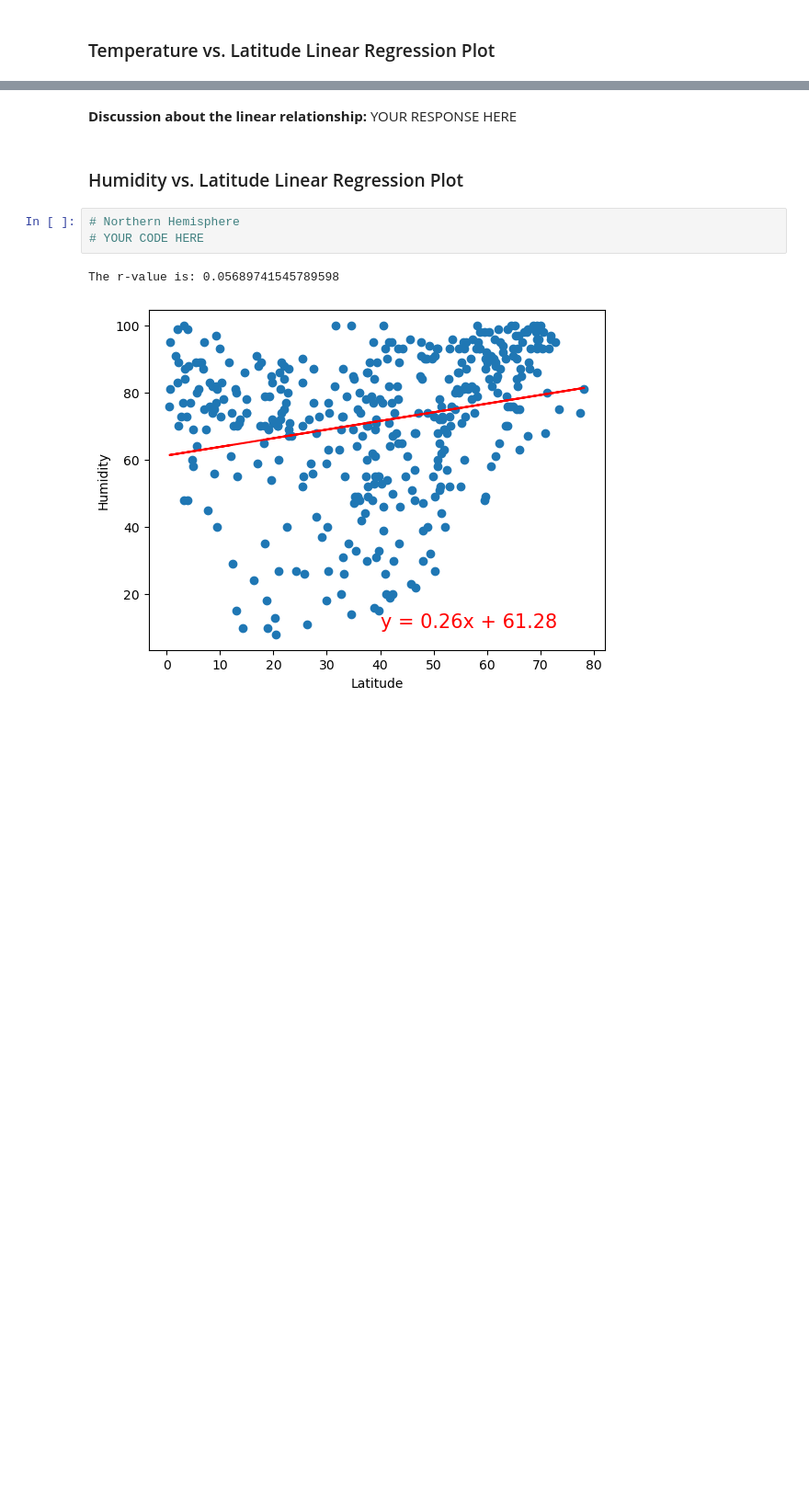
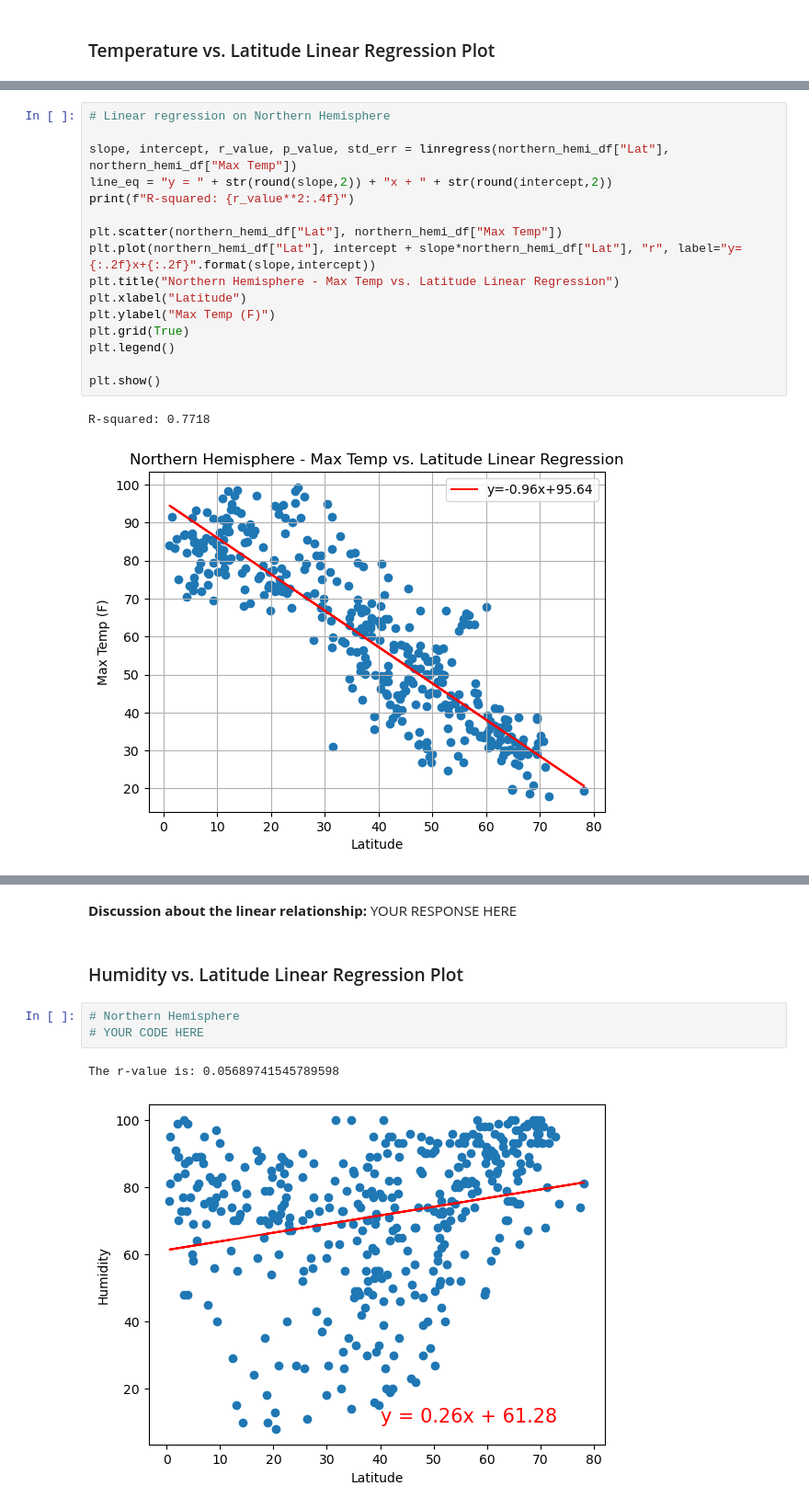
Before and after one commit to Hluu1/Python-API-Challenge, a Jupyter notebook: WeatherPy/WeatherPy.ipynb, the cells around one changed output, grey strips where cells are left out. Shown: that part at 92% size. Saved outputs shown, nothing was run; the diff lists cells and outputs as text; blank space fills up the shorter version.

```diff
--- a/WeatherPy/WeatherPy.ipynb
+++ b/WeatherPy/WeatherPy.ipynb
@@ -312,0 +306,19 @@ The r-value is: 0.4121057168607245
+# %%
+# Linear regression on Northern Hemisphere
+
+slope, intercept, r_value, p_value, std_err = linregress(northern_hemi_df["Lat"], northern_hemi_df["Max Temp"])
+line_eq = "y = " + str(round(slope,2)) + "x + " + str(round(intercept,2))
+print(f"R-squared: {r_value**2:.4f}")
+
+plt.scatter(northern_hemi_df["Lat"], northern_hemi_df["Max Temp"])
+plt.plot(northern_hemi_df["Lat"], intercept + slope*northern_hemi_df["Lat"], "r", label="y={:.2f}x+{:.2f}".format(slope,intercept))
+plt.title("Northern Hemisphere - Max Temp vs. Latitude Linear Regression")
+plt.xlabel("Latitude")
+plt.ylabel("Max Temp (F)")
+plt.grid(True)
+plt.legend()
+
+plt.show()
+# %% [output]
+R-squared: 0.7718
+[figure, added]
```
Also changed, not shown: parts of 6 cells of this notebook.
